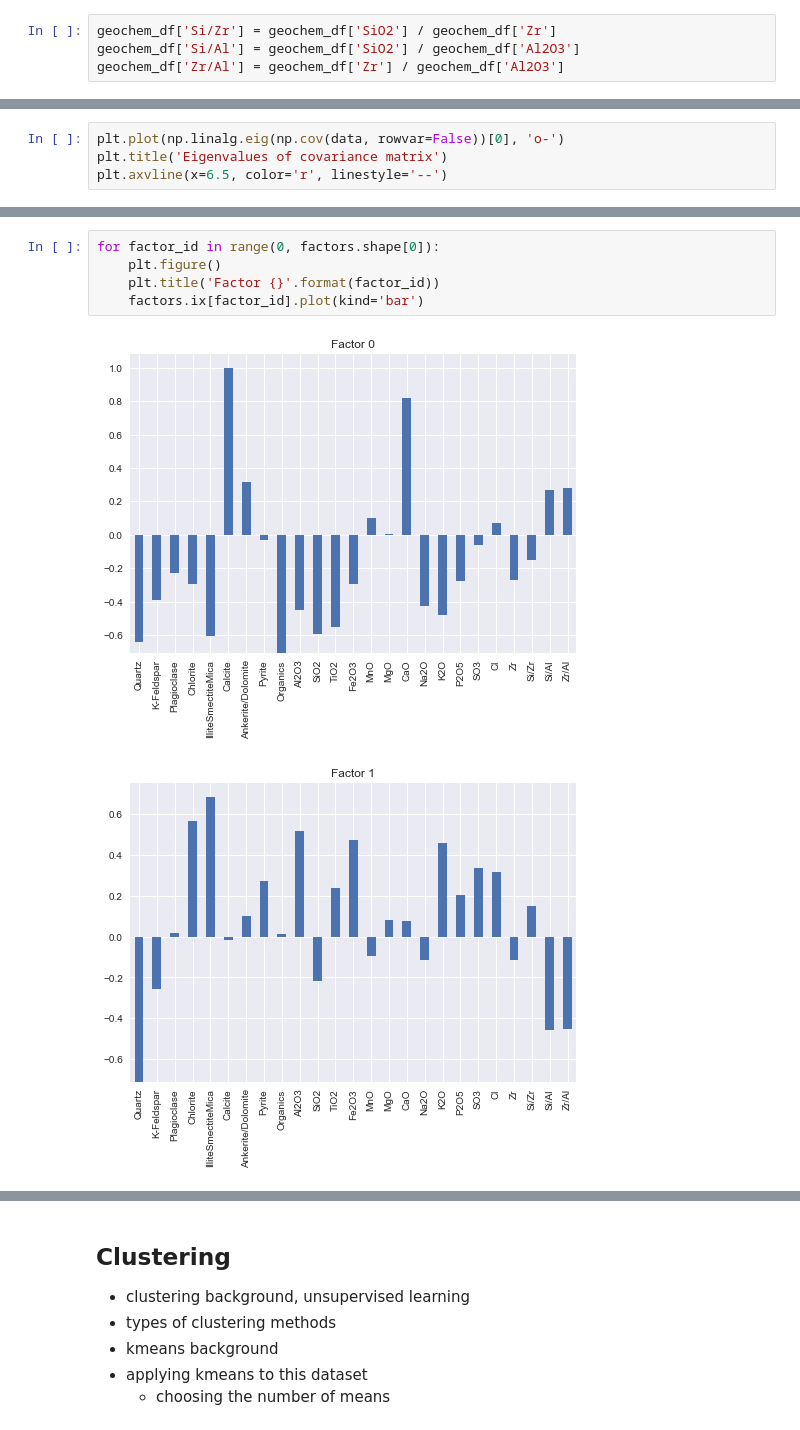
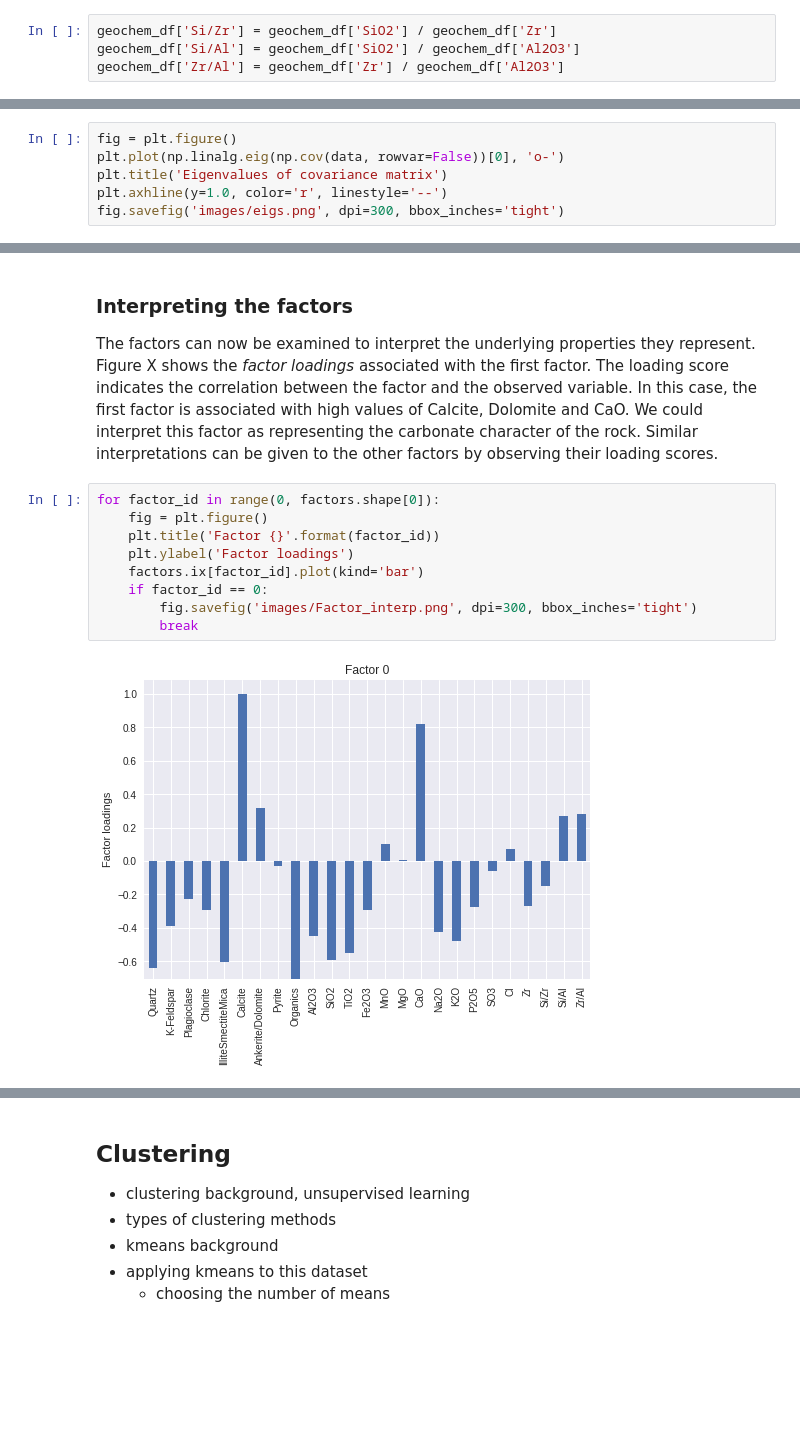
Before and after one commit to brendonhall/tutorials, a Jupyter notebook: geochem_facies/CSEG Article.ipynb, the cells around one changed output, grey strips where cells are left out. Drawn from its saved outputs; the diff is of its cells as text; blank space fills up the shorter version.

Commit message:
factor analysis section of writeup

```diff
--- a/geochem_facies/CSEG Article.ipynb
+++ b/geochem_facies/CSEG Article.ipynb
@@ -113,5 +110,7 @@ Choosing the number of factors...
 # %%
+fig = plt.figure()
 plt.plot(np.linalg.eig(np.cov(data, rowvar=False))[0], 'o-')
 plt.title('Eigenvalues of covariance matrix')
-plt.axvline(x=6.5, color='r', linestyle='--')
+plt.axhline(y=1.0, color='r', linestyle='--')
+fig.savefig('images/eigs.png', dpi=300, bbox_inches='tight')
 # %% [output]
@@ -138,8 +132,15 @@ eg. Factor 0 looks like high carbonate content
+# %% [markdown]
+### Interpreting the factors
+
+The factors can now be examined to interpret the underlying properties they represent.  Figure X shows the *factor loadings* associated with the first factor.  The loading score indicates the correlation between the factor and the observed variable.  In this case, the first factor is associated with high values of Calcite, Dolomite and CaO.  We could interpret this factor as representing the carbonate character of the rock.  Similar interpretations can be given to the other factors by observing their loading scores.
 # %%
 for factor_id in range(0, factors.shape[0]):
-    plt.figure()
+    fig = plt.figure()
     plt.title('Factor {}'.format(factor_id))
+    plt.ylabel('Factor loadings')
     factors.ix[factor_id].plot(kind='bar')
+    if factor_id == 0:
+        fig.savefig('images/Factor_interp.png', dpi=300, bbox_inches='tight')
+        break
 # %% [output]
-[figure, old version]
+[figure, new version]
-[figure, removed]
```
Also changed, not shown: parts of 17 cells of this notebook.
